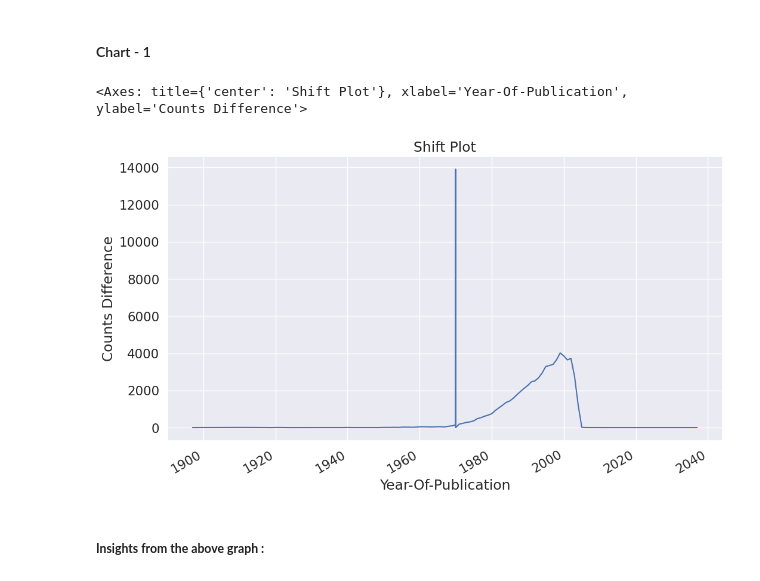
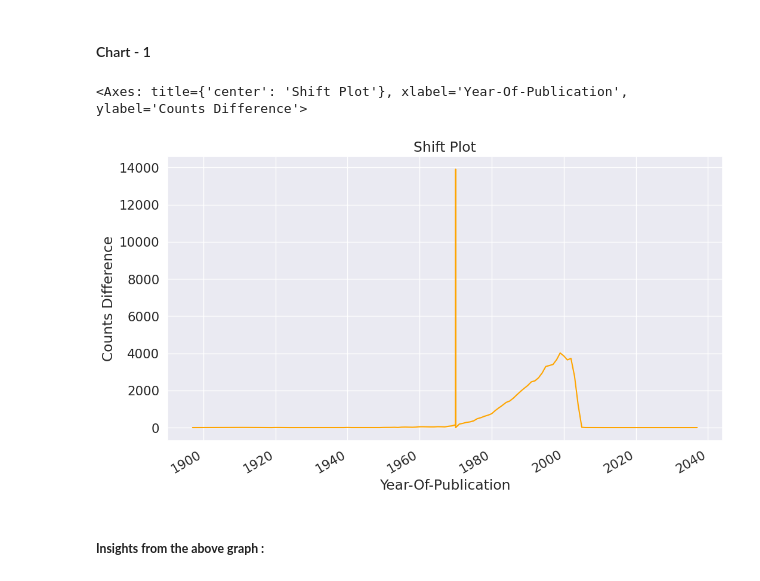
Before and after one commit to pravinshukla108/Book-Recommendation-System-Unsupervised-Machine-Learning-, a Jupyter notebook: Book_Recommendation_System(Unsupervised_Machine_Learning).ipynb, the cells around one changed output. Saved outputs shown, nothing was run; the diff lists cells and outputs as text; code cells hidden in the pictures.

```diff
--- a/Book_Recommendation_System(Unsupervised_Machine_Learning).ipynb
+++ b/Book_Recommendation_System(Unsupervised_Machine_Learning).ipynb
@@ -665,24 +711,25 @@ Name: Book-Rating, dtype: int64
 # %%
 # Chart - 1 visualization code
 # Creating dataframe by using value count function on year column.
 df = books['Year-Of-Publication'].value_counts().rename_axis('unique_values').reset_index(name='counts')
 
 #Converted the object to datetime format.
 df['unique_values'] = pd.to_datetime(df['unique_values'],errors='coerce')
 
 # Setting the index.
 dataframe = df.set_index('unique_values')
 dataframe
 
 # plotting line graph.
 dataframe['Change'] = dataframe.counts
 dataframe['Change'].plot(figsize=(12, 7),
                          xlabel = "Year-Of-Publication",
                          ylabel = "Counts Difference",
-                         title = "Shift Plot")
+                         title = "Shift Plot",
+                         color='orange')
 # %% [output]
 <Axes: title={'center': 'Shift Plot'}, xlabel='Year-Of-Publication', ylabel='Counts Difference'>
-[figure, old version]
+[figure, new version]
 # %% [markdown]
 ##### **Insights from the above graph :**
 # %% [markdown]
```
Also changed, not shown: parts of 34 cells of this notebook.
